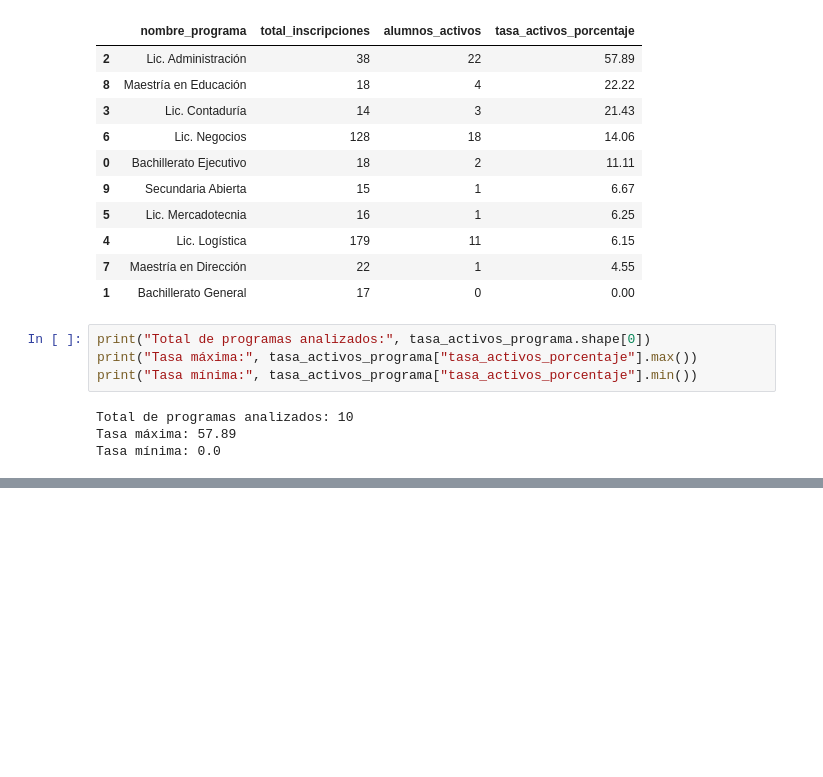
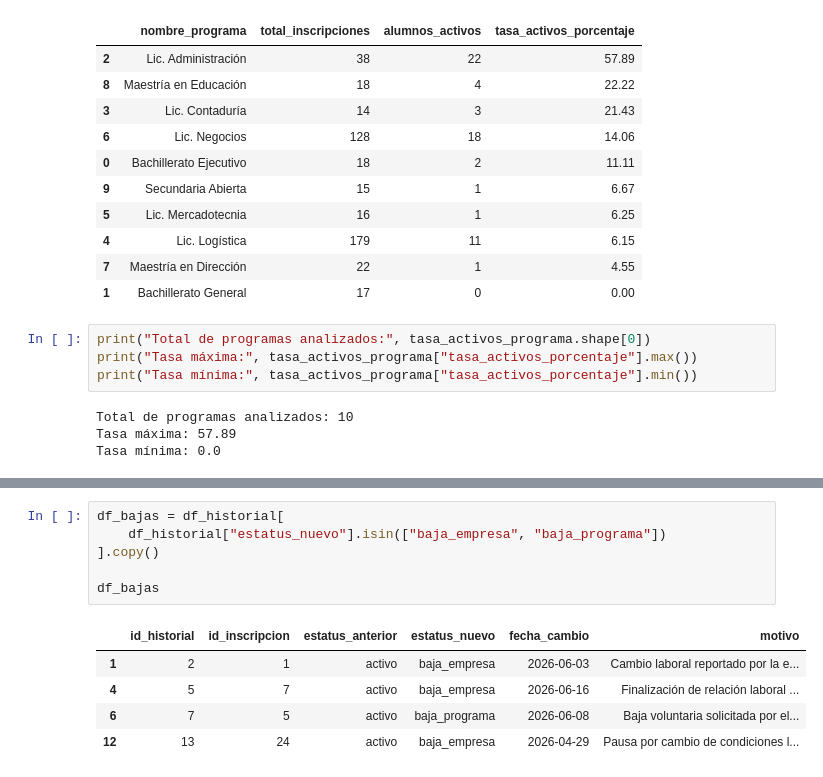
Before and after one commit to FerrariAgustinNicolas/prueba-fullstack-inscripciones, a Jupyter notebook: python/analisis_inscripciones.ipynb, the cells around one changed output, grey strips where cells are left out. Drawn from its saved outputs; the diff is of its cells as text; blank space fills up the shorter version.

```diff
--- a/python/analisis_inscripciones.ipynb
+++ b/python/analisis_inscripciones.ipynb
@@ -410,0 +422,12 @@ Tasa mínima: 0.0
+# %%
+df_bajas = df_historial[
+    df_historial["estatus_nuevo"].isin(["baja_empresa", "baja_programa"])
+].copy()
+
+df_bajas
+# %% [output]
+|  | id_historial | id_inscripcion | estatus_anterior | estatus_nuevo | fecha_cambio | motivo |
+| 1 | 2 | 1 | activo | baja_empresa | 2026-06-03 | Cambio laboral reportado por la e... |
+| 4 | 5 | 7 | activo | baja_empresa | 2026-06-16 | Finalización de relación laboral ... |
+| 6 | 7 | 5 | activo | baja_programa | 2026-06-08 | Baja voluntaria solicitada por el... |
+| 12 | 13 | 24 | activo | baja_empresa | 2026-04-29 | Pausa por cambio de condiciones l... |
```
Also changed, not shown: parts of 3 cells of this notebook.
